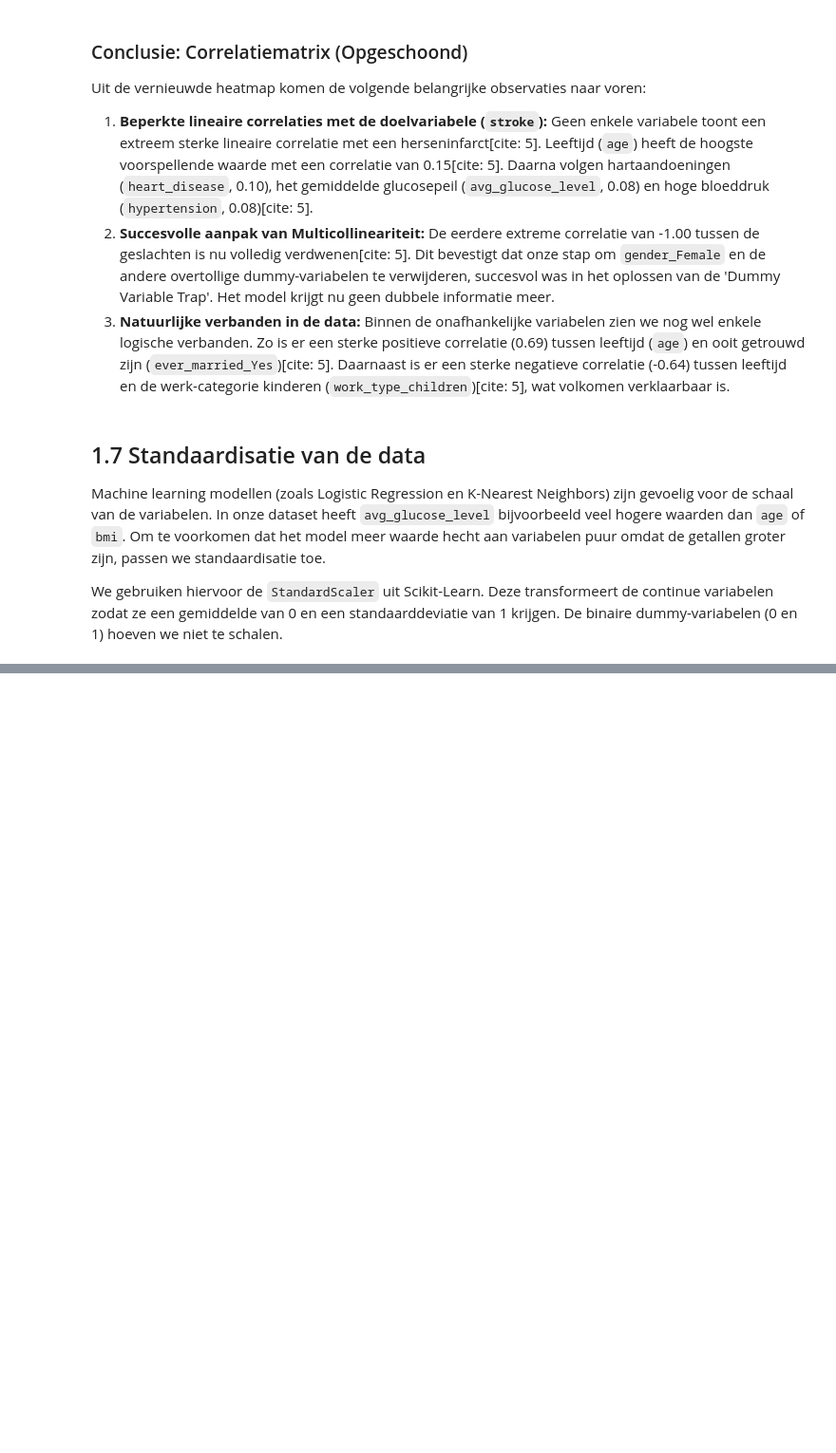
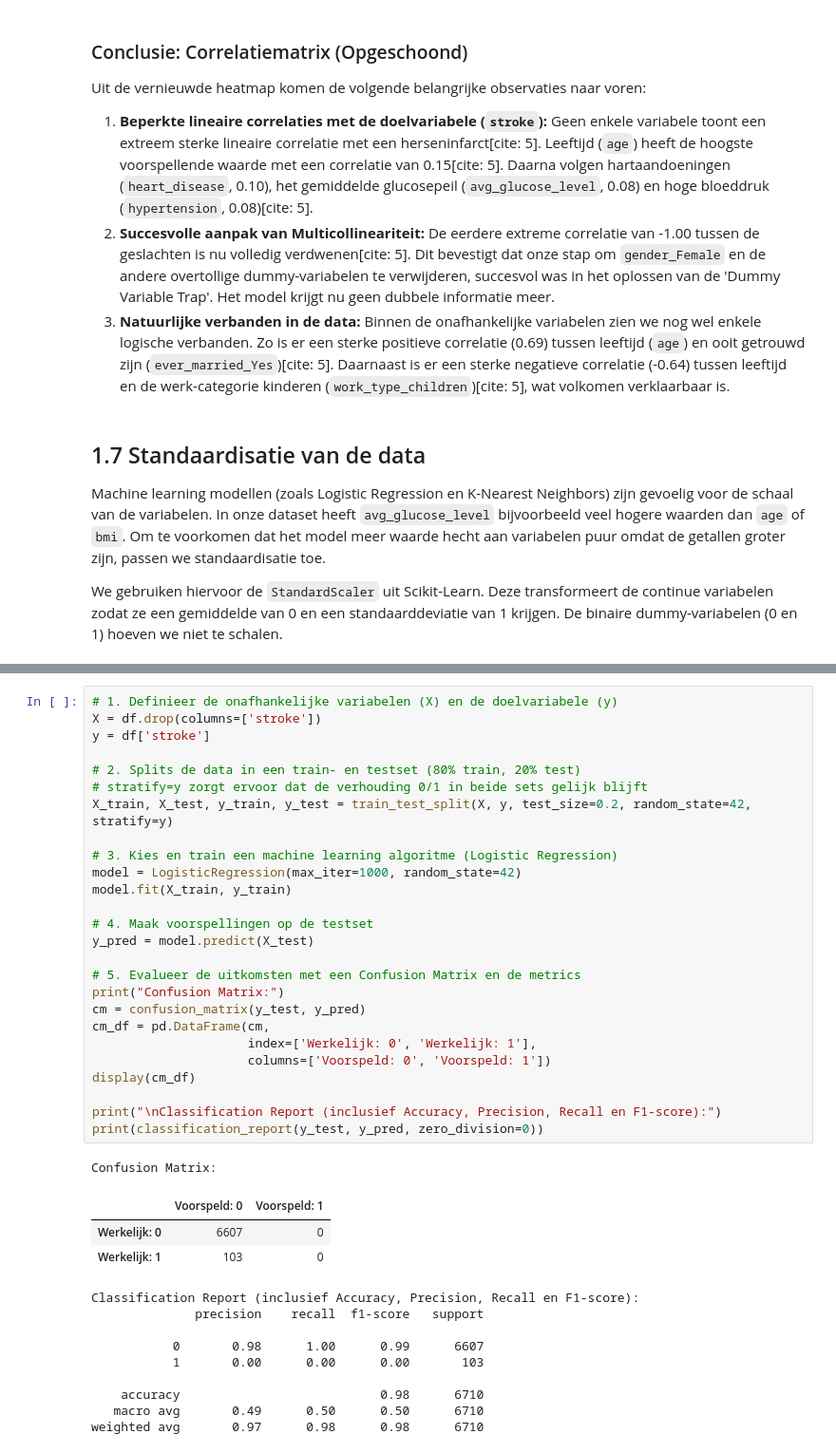
Before and after one commit to ArdaBagci/MachineLearning, a Jupyter notebook: opdracht1.ipynb, the cells around one changed output, grey strips where cells are left out. Shown at 95% size. Cells and saved outputs as stored; diff of their text form; blank space fills up the shorter version.

```diff
--- a/opdracht1.ipynb
+++ b/opdracht1.ipynb
@@ -319,0 +350,40 @@ De volgende kolommen zijn succesvol gestandaardiseerd: ['age', 'avg_glucose_leve
+# %%
+# 1. Definieer de onafhankelijke variabelen (X) en de doelvariabele (y)
+X = df.drop(columns=['stroke'])
+y = df['stroke']
+
+# 2. Splits de data in een train- en testset (80% train, 20% test)
+# stratify=y zorgt ervoor dat de verhouding 0/1 in beide sets gelijk blijft
+X_train, X_test, y_train, y_test = train_test_split(X, y, test_size=0.2, random_state=42, stratify=y)
+
+# 3. Kies en train een machine learning algoritme (Logistic Regression)
+model = LogisticRegression(max_iter=1000, random_state=42)
+model.fit(X_train, y_train)
+
+# 4. Maak voorspellingen op de testset
+y_pred = model.predict(X_test)
+
+# 5. Evalueer de uitkomsten met een Confusion Matrix en de metrics
+print("Confusion Matrix:")
+cm = confusion_matrix(y_test, y_pred)
+cm_df = pd.DataFrame(cm,
+                     index=['Werkelijk: 0', 'Werkelijk: 1'],
+                     columns=['Voorspeld: 0', 'Voorspeld: 1'])
+display(cm_df)
+
+print("\nClassification Report (inclusief Accuracy, Precision, Recall en F1-score):")
+print(classification_report(y_test, y_pred, zero_division=0))
+# %% [output]
+Confusion Matrix:
+|  | Voorspeld: 0 | Voorspeld: 1 |
+| Werkelijk: 0 | 6607 | 0 |
+| Werkelijk: 1 | 103 | 0 |
+Classification Report (inclusief Accuracy, Precision, Recall en F1-score):
+              precision    recall  f1-score   support
+
+           0       0.98      1.00      0.99      6607
+           1       0.00      0.00      0.00       103
+
+    accuracy                           0.98      6710
+   macro avg       0.49      0.50      0.50      6710
+weighted avg       0.97      0.98      0.98      6710
```
Also changed, not shown: parts of 7 cells of this notebook.
